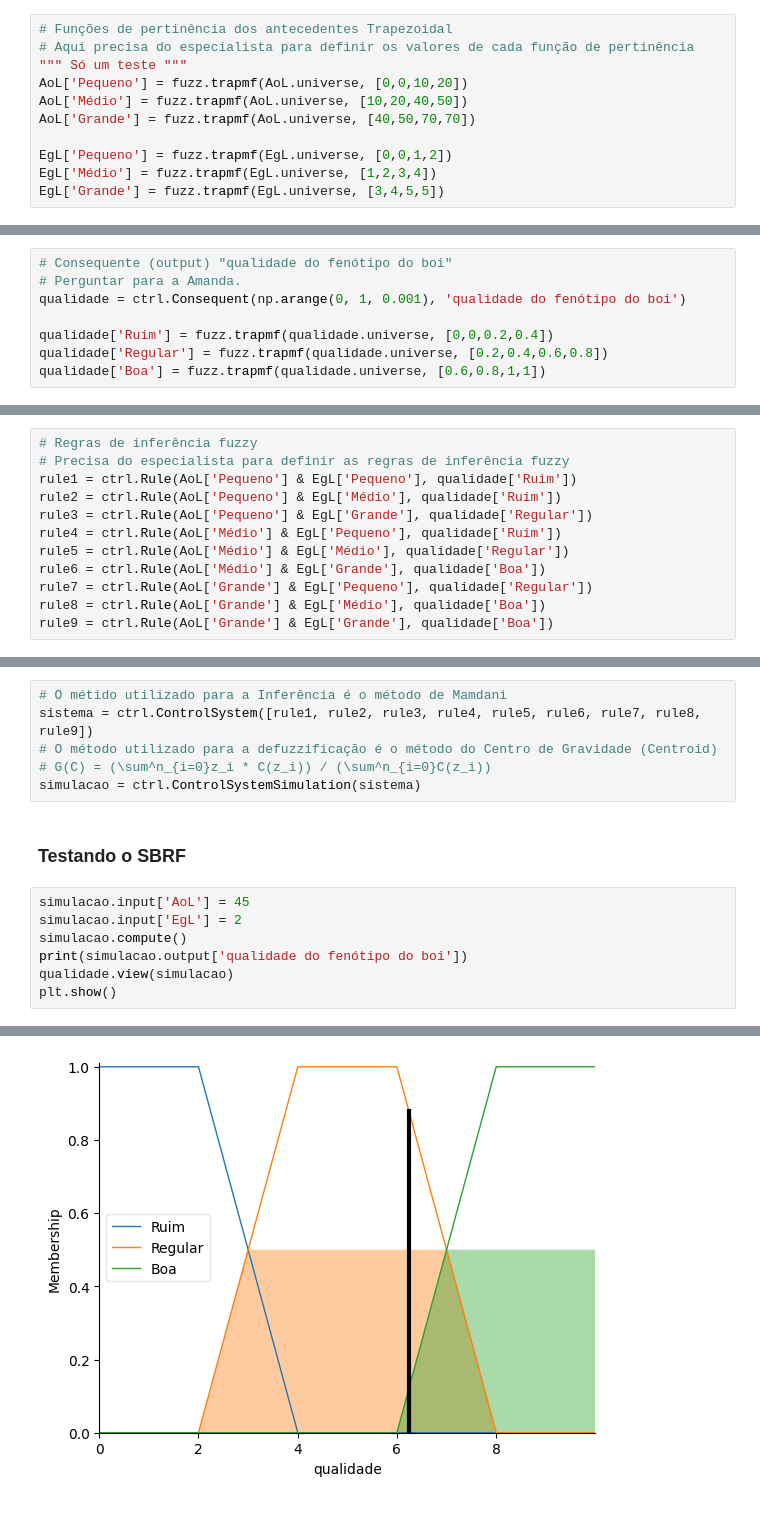
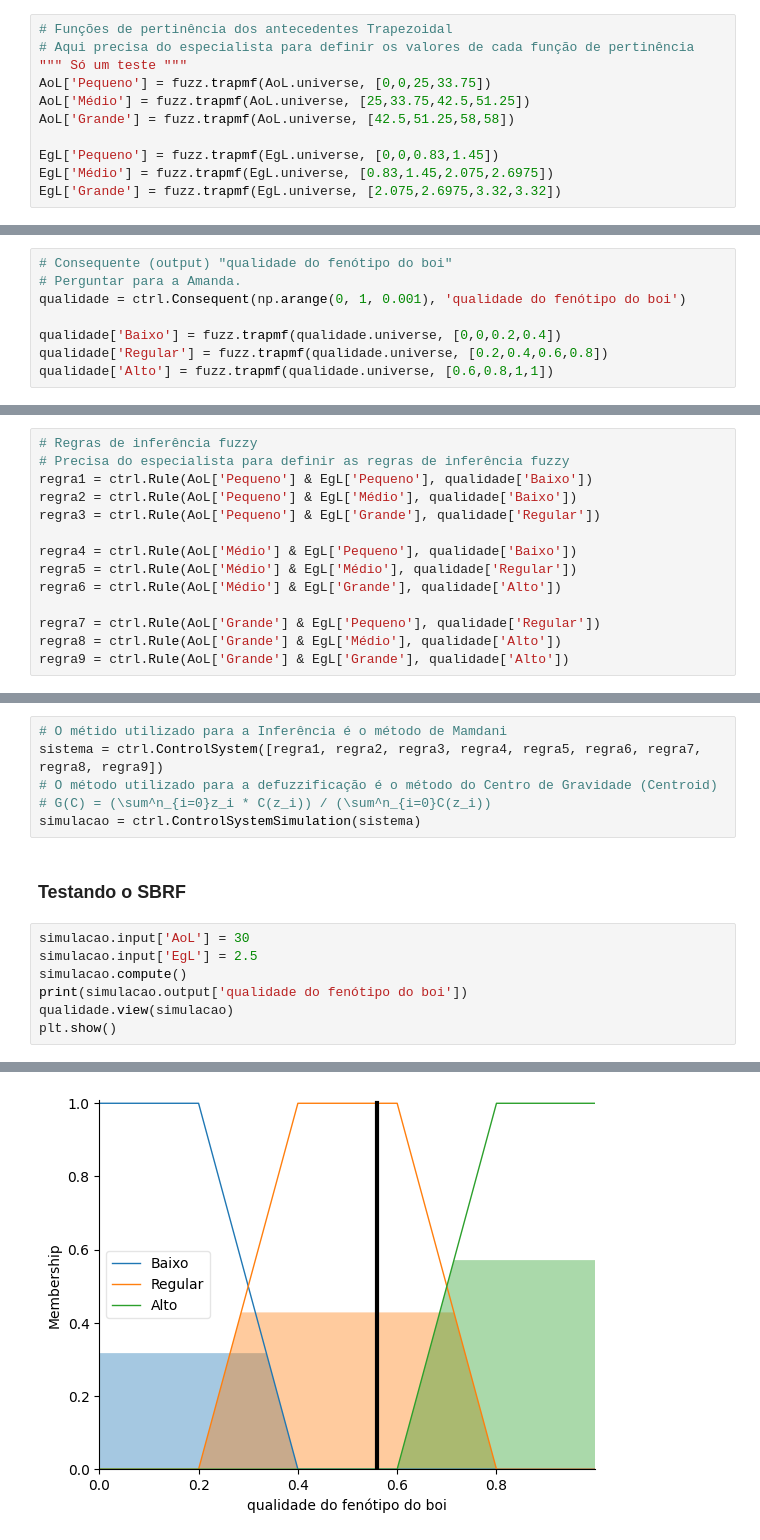
Before and after one commit to VictorPsena/Unet_codigos_dissertacao_mestrado, a Jupyter notebook: fuzzy.ipynb, the cells around one changed output, grey strips where cells are left out. Cells and saved outputs as stored; diff of their text form; blank space fills up the shorter version.

```diff
--- a/fuzzy.ipynb
+++ b/fuzzy.ipynb
@@ -18,13 +18,13 @@ EgL = ctrl.Antecedent(np.arange(0, 5, 0.001), 'EgL') # mm
 # Funções de pertinência dos antecedentes Trapezoidal
 # Aqui precisa do especialista para definir os valores de cada função de pertinência
 """ Só um teste """
-AoL['Pequeno'] = fuzz.trapmf(AoL.universe, [0,0,10,20])
-AoL['Médio'] = fuzz.trapmf(AoL.universe, [10,20,40,50])
-AoL['Grande'] = fuzz.trapmf(AoL.universe, [40,50,70,70])
+AoL['Pequeno'] = fuzz.trapmf(AoL.universe, [0,0,25,33.75])
+AoL['Médio'] = fuzz.trapmf(AoL.universe, [25,33.75,42.5,51.25])
+AoL['Grande'] = fuzz.trapmf(AoL.universe, [42.5,51.25,58,58])
 
-EgL['Pequeno'] = fuzz.trapmf(EgL.universe, [0,0,1,2])
-EgL['Médio'] = fuzz.trapmf(EgL.universe, [1,2,3,4])
-EgL['Grande'] = fuzz.trapmf(EgL.universe, [3,4,5,5])
+EgL['Pequeno'] = fuzz.trapmf(EgL.universe, [0,0,0.83,1.45])
+EgL['Médio'] = fuzz.trapmf(EgL.universe, [0.83,1.45,2.075,2.6975])
+EgL['Grande'] = fuzz.trapmf(EgL.universe, [2.075,2.6975,3.32,3.32])
 # %%
 # Plot do gráfico dos antecedentes
 AoL.view()
@@ -40,9 +40,9 @@ plt.show()
 # Perguntar para a Amanda.
 qualidade = ctrl.Consequent(np.arange(0, 1, 0.001), 'qualidade do fenótipo do boi')
 
-qualidade['Ruim'] = fuzz.trapmf(qualidade.universe, [0,0,0.2,0.4])
+qualidade['Baixo'] = fuzz.trapmf(qualidade.universe, [0,0,0.2,0.4])
 qualidade['Regular'] = fuzz.trapmf(qualidade.universe, [0.2,0.4,0.6,0.8])
-qualidade['Boa'] = fuzz.trapmf(qualidade.universe, [0.6,0.8,1,1])
+qualidade['Alto'] = fuzz.trapmf(qualidade.universe, [0.6,0.8,1,1])
 # %%
 qualidade.view()
 plt.show()
@@ -53,28 +53,30 @@ plt.show()
 # %%
 # Regras de inferência fuzzy
 # Precisa do especialista para definir as regras de inferência fuzzy
-rule1 = ctrl.Rule(AoL['Pequeno'] & EgL['Pequeno'], qualidade['Ruim'])
-rule2 = ctrl.Rule(AoL['Pequeno'] & EgL['Médio'], qualidade['Ruim'])
-rule3 = ctrl.Rule(AoL['Pequeno'] & EgL['Grande'], qualidade['Regular'])
-rule4 = ctrl.Rule(AoL['Médio'] & EgL['Pequeno'], qualidade['Ruim'])
-rule5 = ctrl.Rule(AoL['Médio'] & EgL['Médio'], qualidade['Regular'])
-rule6 = ctrl.Rule(AoL['Médio'] & EgL['Grande'], qualidade['Boa'])
-rule7 = ctrl.Rule(AoL['Grande'] & EgL['Pequeno'], qualidade['Regular'])
-rule8 = ctrl.Rule(AoL['Grande'] & EgL['Médio'], qualidade['Boa'])
-rule9 = ctrl.Rule(AoL['Grande'] & EgL['Grande'], qualidade['Boa'])
+regra1 = ctrl.Rule(AoL['Pequeno'] & EgL['Pequeno'], qualidade['Baixo'])
+regra2 = ctrl.Rule(AoL['Pequeno'] & EgL['Médio'], qualidade['Baixo'])
+regra3 = ctrl.Rule(AoL['Pequeno'] & EgL['Grande'], qualidade['Regular'])
+
+regra4 = ctrl.Rule(AoL['Médio'] & EgL['Pequeno'], qualidade['Baixo'])
+regra5 = ctrl.Rule(AoL['Médio'] & EgL['Médio'], qualidade['Regular'])
+regra6 = ctrl.Rule(AoL['Médio'] & EgL['Grande'], qualidade['Alto'])
+
+regra7 = ctrl.Rule(AoL['Grande'] & EgL['Pequeno'], qualidade['Regular'])
+regra8 = ctrl.Rule(AoL['Grande'] & EgL['Médio'], qualidade['Alto'])
+regra9 = ctrl.Rule(AoL['Grande'] & EgL['Grande'], qualidade['Alto'])
 # %% [markdown]
 ## Máquina de inferência Fuzzy e Defuzzificação
 # %%
 # O métido utilizado para a Inferência é o método de Mamdani
-sistema = ctrl.ControlSystem([rule1, rule2, rule3, rule4, rule5, rule6, rule7, rule8, rule9])
+sistema = ctrl.ControlSystem([regra1, regra2, regra3, regra4, regra5, regra6, regra7, regra8, regra9])
 # O método utilizado para a defuzzificação é o método do Centro de Gravidade (Centroid)
 # G(C) = (\sum^n_{i=0}z_i * C(z_i)) / (\sum^n_{i=0}C(z_i))
 simulacao = ctrl.ControlSystemSimulation(sistema)
 # %% [markdown]
 ### Testando o SBRF
 # %%
-simulacao.input['AoL'] = 45
-simulacao.input['EgL'] = 2
+simulacao.input['AoL'] = 30
+simulacao.input['EgL'] = 2.5
 simulacao.compute()
 print(simulacao.output['qualidade do fenótipo do boi'])
 qualidade.view(simulacao)
@@ -84 +86 @@ plt.show()
-[figure, old version]
+[figure, new version]
```
Also changed, not shown: parts of 6 cells of this notebook, 7 other files.
